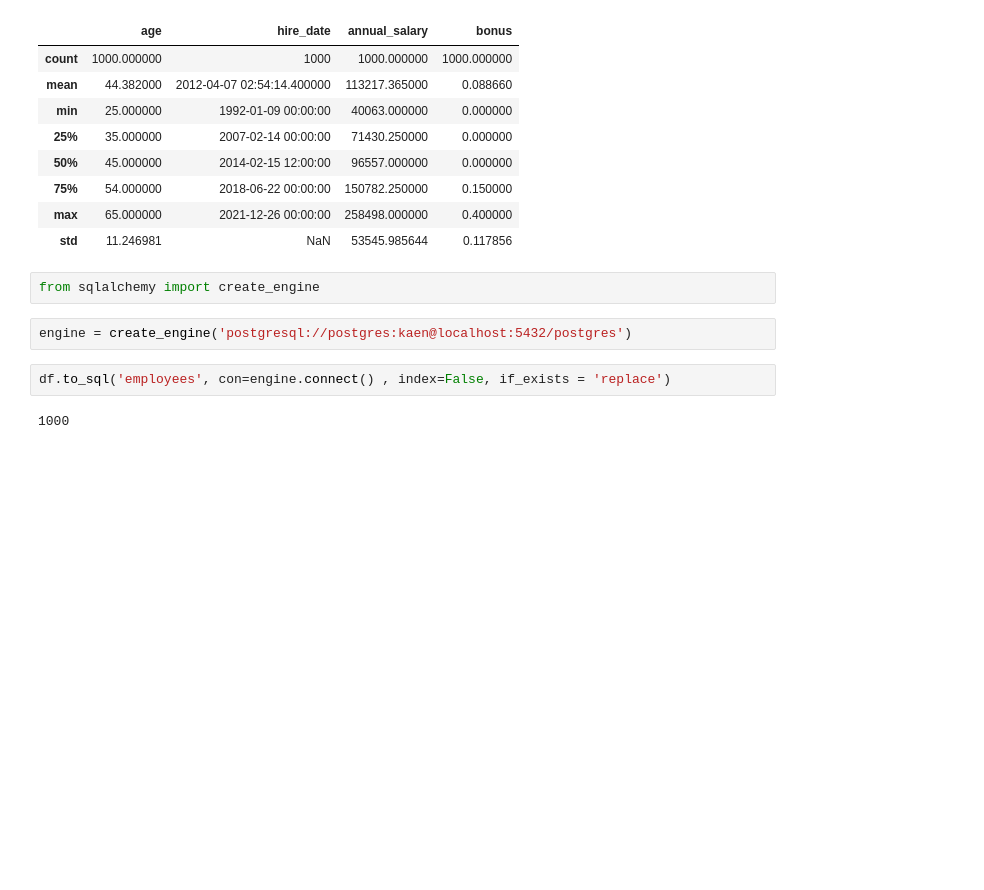
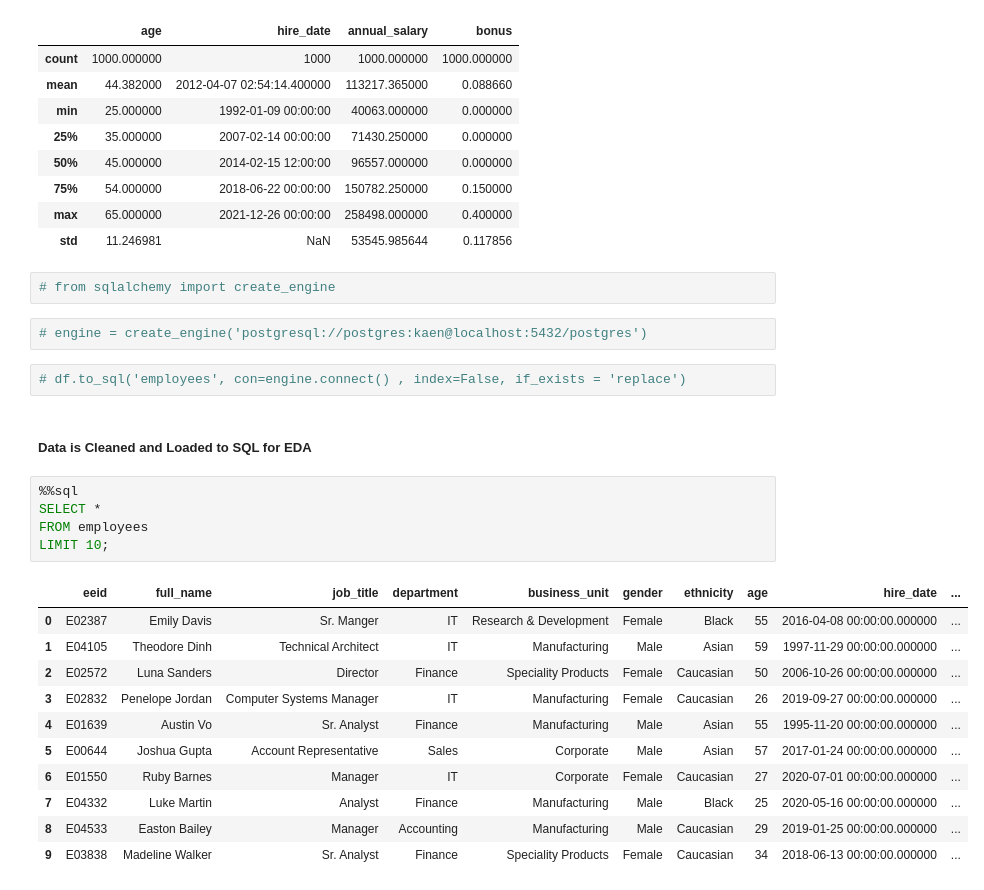
Before and after one commit to Karthikeyan-S-04/EDA_Using_Python_And_SQL, a Jupyter notebook: Employee-Data-Analysis/EDA.ipynb, the cells around one changed output. Drawn from its saved outputs; the diff is of its cells as text; blank space fills up the shorter version.

```diff
--- a/Employee-Data-Analysis/EDA.ipynb
+++ b/Employee-Data-Analysis/EDA.ipynb
@@ -116,10 +116,27 @@ df.describe()
 | max | 65.000000 | 2021-12-26 00:00:00 | 258498.000000 | 0.400000 |
 | std | 11.246981 | NaN | 53545.985644 | 0.117856 |
 # %%
-from sqlalchemy import create_engine
+# from sqlalchemy import create_engine
 # %%
-engine = create_engine('postgresql://postgres:kaen@localhost:5432/postgres')
+# engine = create_engine('postgresql://postgres:kaen@localhost:5432/postgres')
 # %%
-df.to_sql('employees', con=engine.connect() , index=False, if_exists = 'replace')
+# df.to_sql('employees', con=engine.connect() , index=False, if_exists = 'replace')
-# %% [output]
-1000
+# %% [markdown]
+##### Data is Cleaned and Loaded to SQL for EDA
+# %%
+%%sql
+SELECT *
+FROM employees
+LIMIT 10;
+# %% [output]
+|  | eeid | full_name | job_title | department | business_unit | gender | ethnicity | age | hire_date | ... |
+| 0 | E02387 | Emily Davis | Sr. Manger | IT | Research & Development | Female | Black | 55 | 2016-04-08 00:00:00.000000 | ... |
+| 1 | E04105 | Theodore Dinh | Technical Architect | IT | Manufacturing | Male | Asian | 59 | 1997-11-29 00:00:00.000000 | ... |
+| 2 | E02572 | Luna Sanders | Director | Finance | Speciality Products | Female | Caucasian | 50 | 2006-10-26 00:00:00.000000 | ... |
+| 3 | E02832 | Penelope Jordan | Computer Systems Manager | IT | Manufacturing | Female | Caucasian | 26 | 2019-09-27 00:00:00.000000 | ... |
+| 4 | E01639 | Austin Vo | Sr. Analyst | Finance | Manufacturing | Male | Asian | 55 | 1995-11-20 00:00:00.000000 | ... |
+| 5 | E00644 | Joshua Gupta | Account Representative | Sales | Corporate | Male | Asian | 57 | 2017-01-24 00:00:00.000000 | ... |
+| 6 | E01550 | Ruby Barnes | Manager | IT | Corporate | Female | Caucasian | 27 | 2020-07-01 00:00:00.000000 | ... |
+| 7 | E04332 | Luke Martin | Analyst | Finance | Manufacturing | Male | Black | 25 | 2020-05-16 00:00:00.000000 | ... |
+| 8 | E04533 | Easton Bailey | Manager | Accounting | Manufacturing | Male | Caucasian | 29 | 2019-01-25 00:00:00.000000 | ... |
+| 9 | E03838 | Madeline Walker | Sr. Analyst | Finance | Speciality Products | Female | Caucasian | 34 | 2018-06-13 00:00:00.000000 | ... |
```
Also changed, not shown: parts of 8 cells of this notebook.
